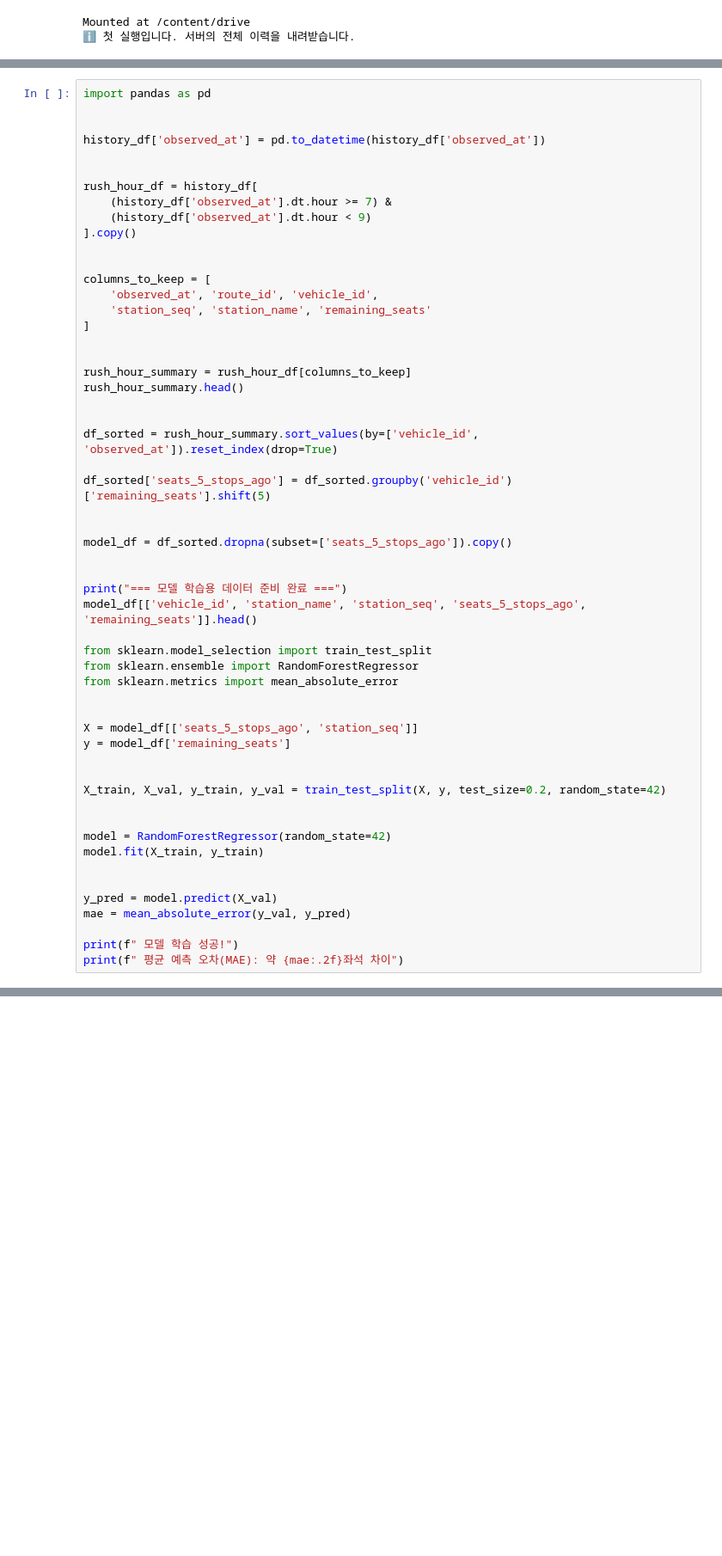
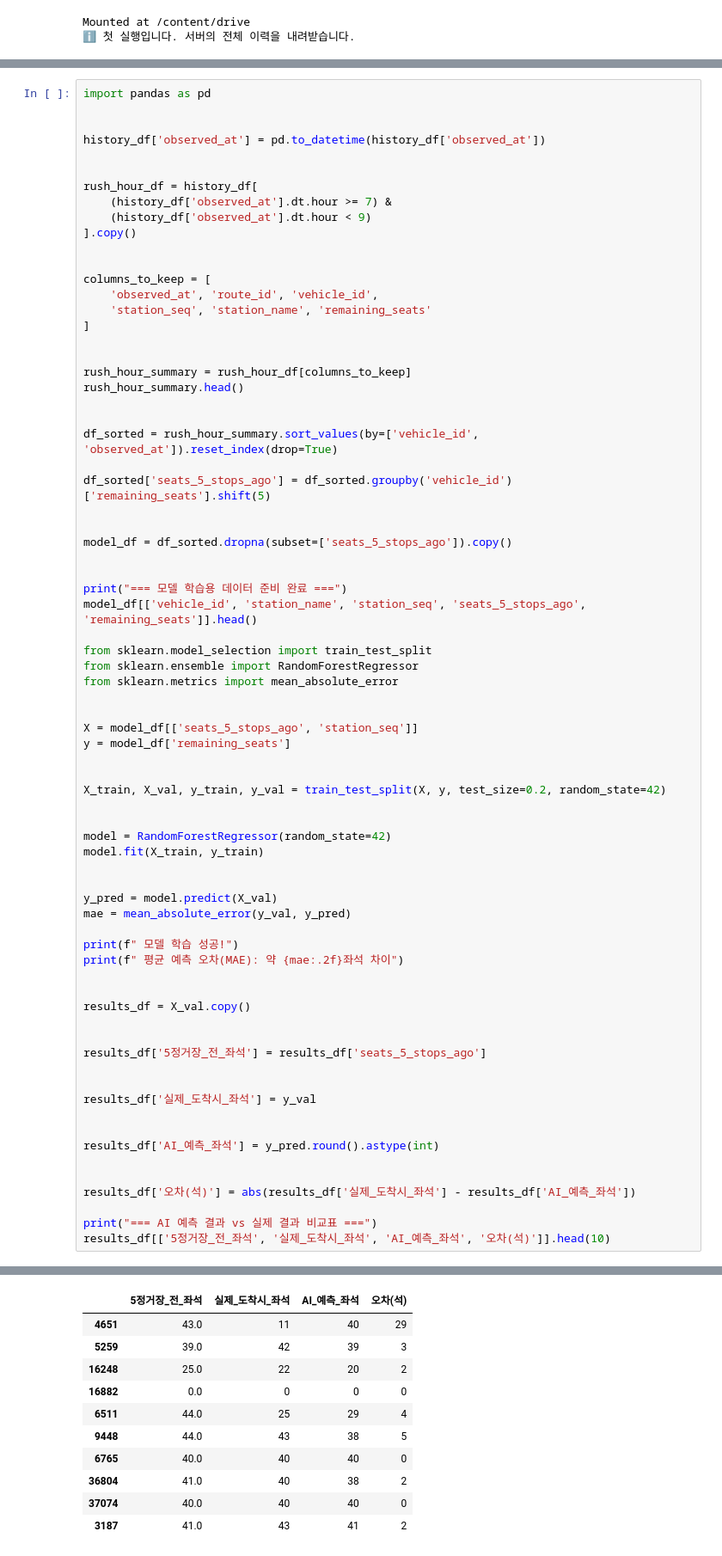
Before and after one commit to khuda-data/10th-toy-team4, a Jupyter notebook: colab/gbis_data_quickstart.ipynb, the cells around one changed output, grey strips where cells are left out. Shown at 86% size. Drawn from its saved outputs; the diff is of its cells as text; blank space fills up the shorter version.

```diff
--- a/colab/gbis_data_quickstart.ipynb
+++ b/colab/gbis_data_quickstart.ipynb
@@ -227,6 +227,24 @@ mae = mean_absolute_error(y_val, y_pred)
 
 print(f" 모델 학습 성공!")
 print(f" 평균 예측 오차(MAE): 약 {mae:.2f}좌석 차이")
+
+
+results_df = X_val.copy()
+
+
+results_df['5정거장_전_좌석'] = results_df['seats_5_stops_ago']
+
+
+results_df['실제_도착시_좌석'] = y_val
+
+
+results_df['AI_예측_좌석'] = y_pred.round().astype(int)
+
+
+results_df['오차(석)'] = abs(results_df['실제_도착시_좌석'] - results_df['AI_예측_좌석'])
+
+print("=== AI 예측 결과 vs 실제 결과 비교표 ===")
+results_df[['5정거장_전_좌석', '실제_도착시_좌석', 'AI_예측_좌석', '오차(석)']].head(10)
 # %% [output]
 === 모델 학습용 데이터 준비 완료 ===
  모델 학습 성공!
@@ -233,0 +253,11 @@ print(f" 평균 예측 오차(MAE): 약 {mae:.2f}좌석 차이")
+|  | 5정거장_전_좌석 | 실제_도착시_좌석 | AI_예측_좌석 | 오차(석) |
+| 4651 | 43.0 | 11 | 40 | 29 |
+| 5259 | 39.0 | 42 | 39 | 3 |
+| 16248 | 25.0 | 22 | 20 | 2 |
+| 16882 | 0.0 | 0 | 0 | 0 |
+| 6511 | 44.0 | 25 | 29 | 4 |
+| 9448 | 44.0 | 43 | 38 | 5 |
+| 6765 | 40.0 | 40 | 40 | 0 |
+| 36804 | 41.0 | 40 | 38 | 2 |
+| 37074 | 40.0 | 40 | 40 | 0 |
+| 3187 | 41.0 | 43 | 41 | 2 |
```
Also changed, not shown: parts of 1 cell of this notebook.
